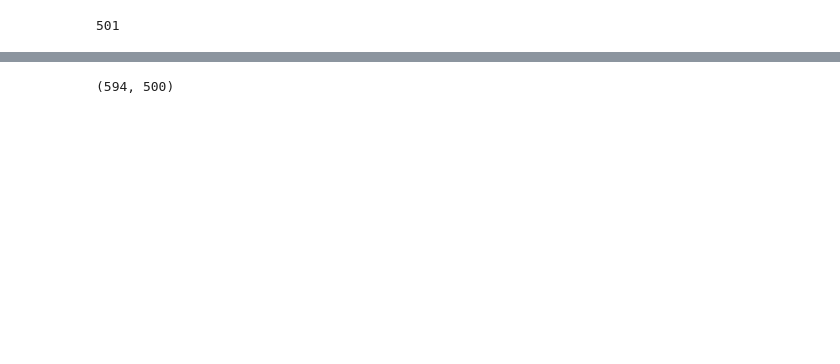
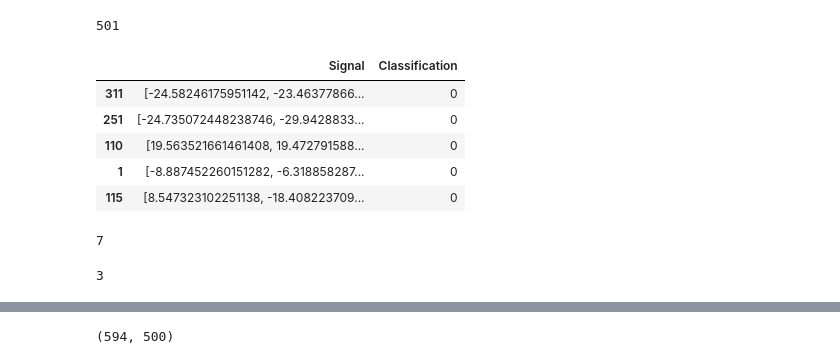
Before and after one commit to Kurokawashiro/lz, a Jupyter notebook: lz.ipynb, the cells around one changed output, grey strips where cells are left out. Saved outputs shown, nothing was run; the diff lists cells and outputs as text; code cells hidden in the pictures; blank space fills up the shorter version.

```diff
--- a/lz.ipynb
+++ b/lz.ipynb
@@ -271,3 +273,19 @@ l
 501
 # %%
 data.to_csv(PATH+'train.csv')
+# %%
+data.head()
+# %% [output]
+|  | Signal | Classification |
+| 311 | [-24.58246175951142, -23.46377866... | 0 |
+| 251 | [-24.735072448238746, -29.9428833... | 0 |
+| 110 | [19.563521661461408, 19.472791588... | 0 |
+| 1 | [-8.887452260151282, -6.318858287... | 0 |
+| 115 | [8.547323102251138, -18.408223709... | 0 |
+# %%
+li = [3,4,5,6,7]
+max(li)
+min(li)
+# %% [output]
+7
+3
```
Also changed, not shown: parts of 18 cells of this notebook.
